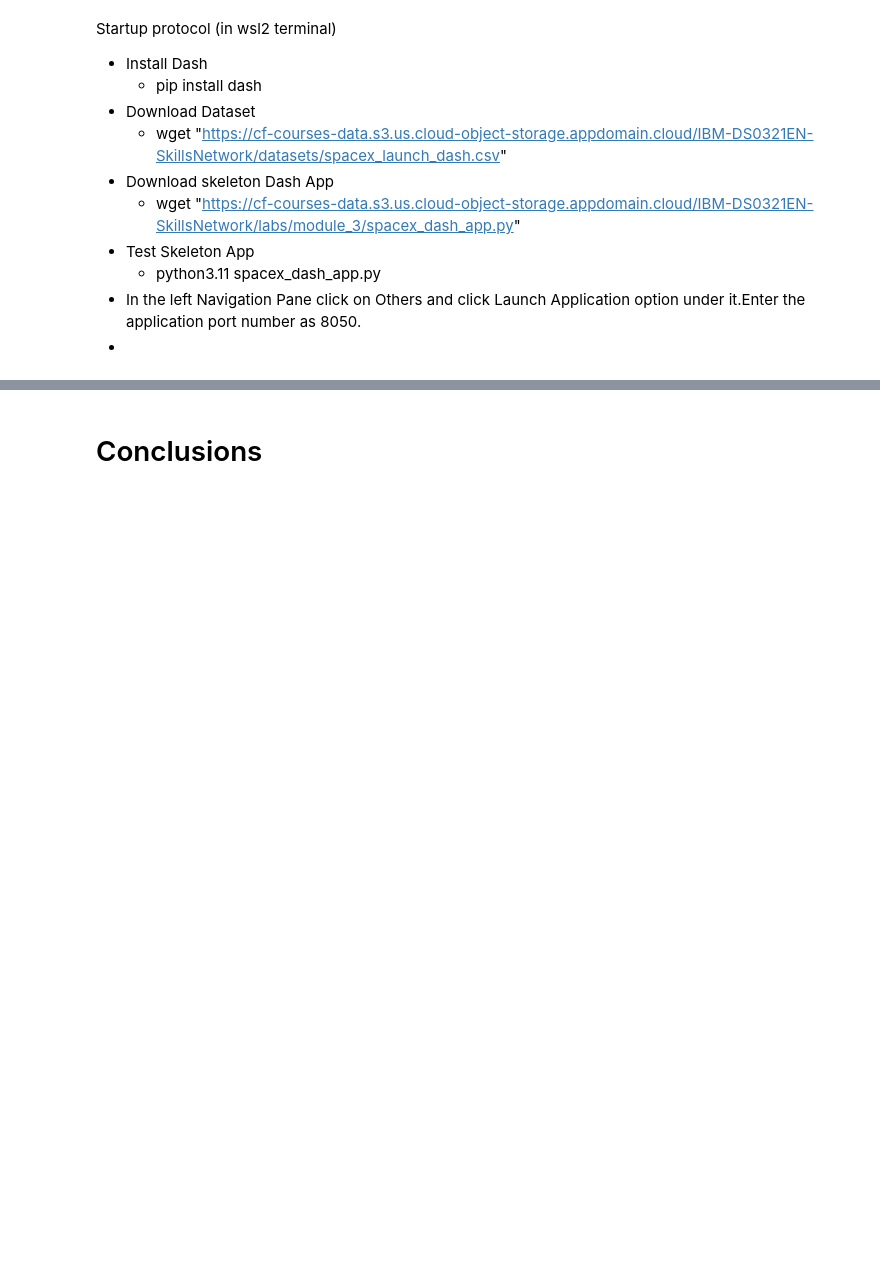
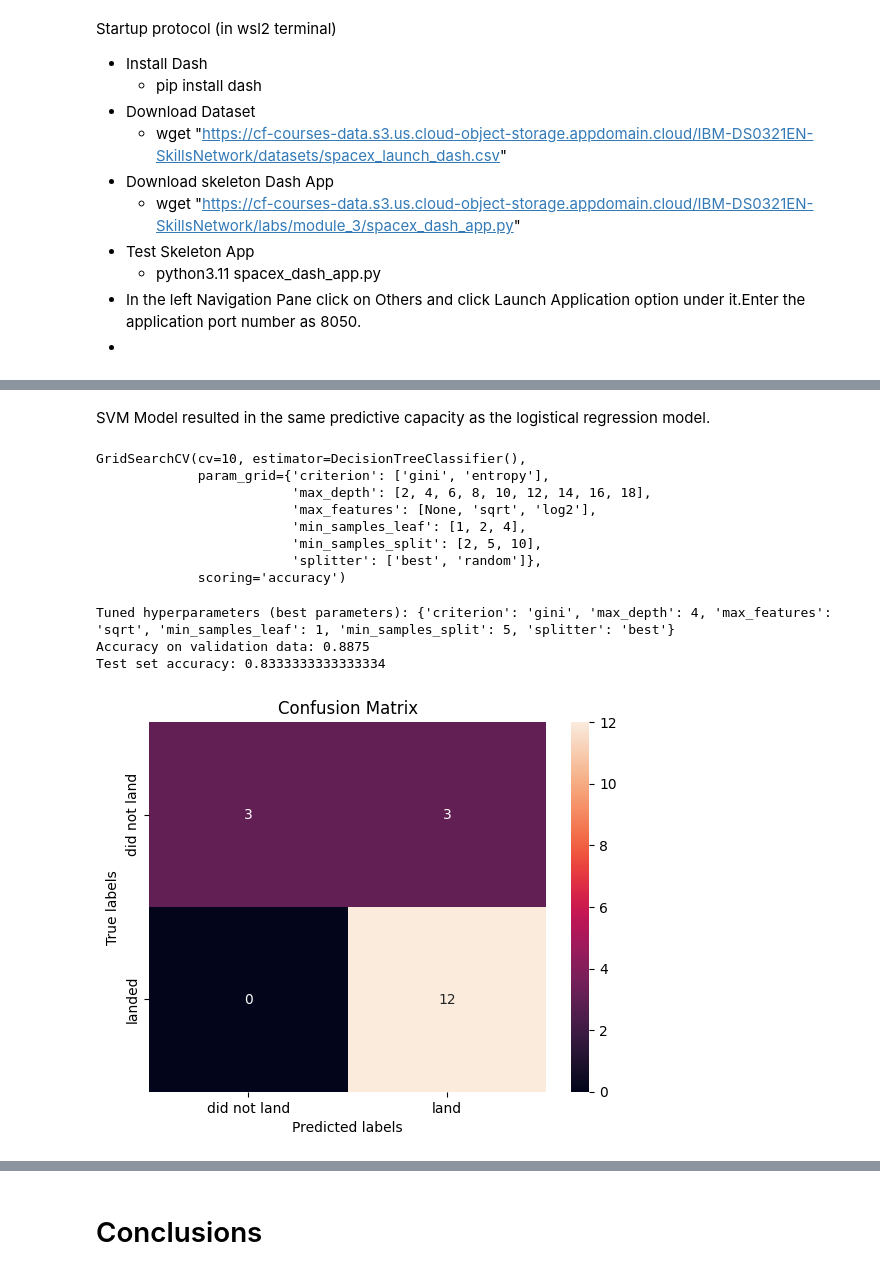
Before and after one commit to MikiasHWT/ibm_cert, a Jupyter notebook: SpaceX_Landing_Prediction.ipynb, the cells around one changed output, grey strips where cells are left out. Cells and saved outputs as stored; diff of their text form; code cells hidden in the pictures; blank space fills up the shorter version.

```diff
--- a/SpaceX_Landing_Prediction.ipynb
+++ b/SpaceX_Landing_Prediction.ipynb
@@ -1845,0 +1934,12 @@ Startup protocol (in wsl2 terminal)
+# %%
+# Standardize data in X df
+# Intitiate the scaler transform
+transform = preprocessing.StandardScaler()
+
+# Fit and transform the dataframe
+X = transform.fit_transform(X_enc)
+
+# Convert X from array to DF
+X = pd.DataFrame(X, columns=X_enc.columns)
+
+X
@@ -1845,0 +2075,52 @@ Startup protocol (in wsl2 terminal)
+# %% [markdown]
+SVM Model resulted in the same predictive capacity as the logistical regression model.
+# %%
+# Fit Decision Tree model
+# Define hyperparameter grid
+parameters = {
+    'criterion': ['gini', 'entropy'],          # Split quality metrics
+    'splitter': ['best', 'random'],           # Split strategy
+    'max_depth': [2 * n for n in range(1, 10)], # Maximum depth of tree
+    'max_features': [None, 'sqrt', 'log2'],         # Features to consider for splits
+    'min_samples_leaf': [1, 2, 4],            # Minimum samples per leaf
+    'min_samples_split': [2, 5, 10]           # Minimum samples for a split
+}
+
+# Create DecisionTreeClassifier object
+tree = DecisionTreeClassifier()
+
+# Create GridSearchCV object
+tree_cv = GridSearchCV(
+    estimator=tree,           # Base model
+    param_grid=parameters,    # Hyperparameter grid
+    cv=10,                    # 10-fold cross-validation
+    scoring='accuracy'        # Metric for evaluation
+)
+
+# Fit GridSearchCV object to the data
+tree_cv.fit(X_train, y_train)
+
+# Output best parameters and cross-validation score
+print("Tuned hyperparameters (best parameters):", tree_cv.best_params_)
+print("Accuracy on validation data:", tree_cv.best_score_)
+
+# Calculate accuracy on the test data using the score method
+test_accuracy = tree_cv.best_estimator_.score(X_test, y_test)
+print("Test set accuracy:", test_accuracy)
+
+# Plot confusion Matrix
+yhat = tree_cv.predict(X_test)
+plot_confusion_matrix(y_test,yhat)
+# %% [output]
+GridSearchCV(cv=10, estimator=DecisionTreeClassifier(),
+             param_grid={'criterion': ['gini', 'entropy'],
+                         'max_depth': [2, 4, 6, 8, 10, 12, 14, 16, 18],
+                         'max_features': [None, 'sqrt', 'log2'],
+                         'min_samples_leaf': [1, 2, 4],
+                         'min_samples_split': [2, 5, 10],
+                         'splitter': ['best', 'random']},
+             scoring='accuracy')
+Tuned hyperparameters (best parameters): {'criterion': 'gini', 'max_depth': 4, 'max_features': 'sqrt', 'min_samples_leaf': 1, 'min_samples_split': 5, 'splitter': 'best'}
+Accuracy on validation data: 0.8875
+Test set accuracy: 0.8333333333333334
+[figure, added]
```
Also changed, not shown: parts of 30 cells of this notebook, 7 other files.
